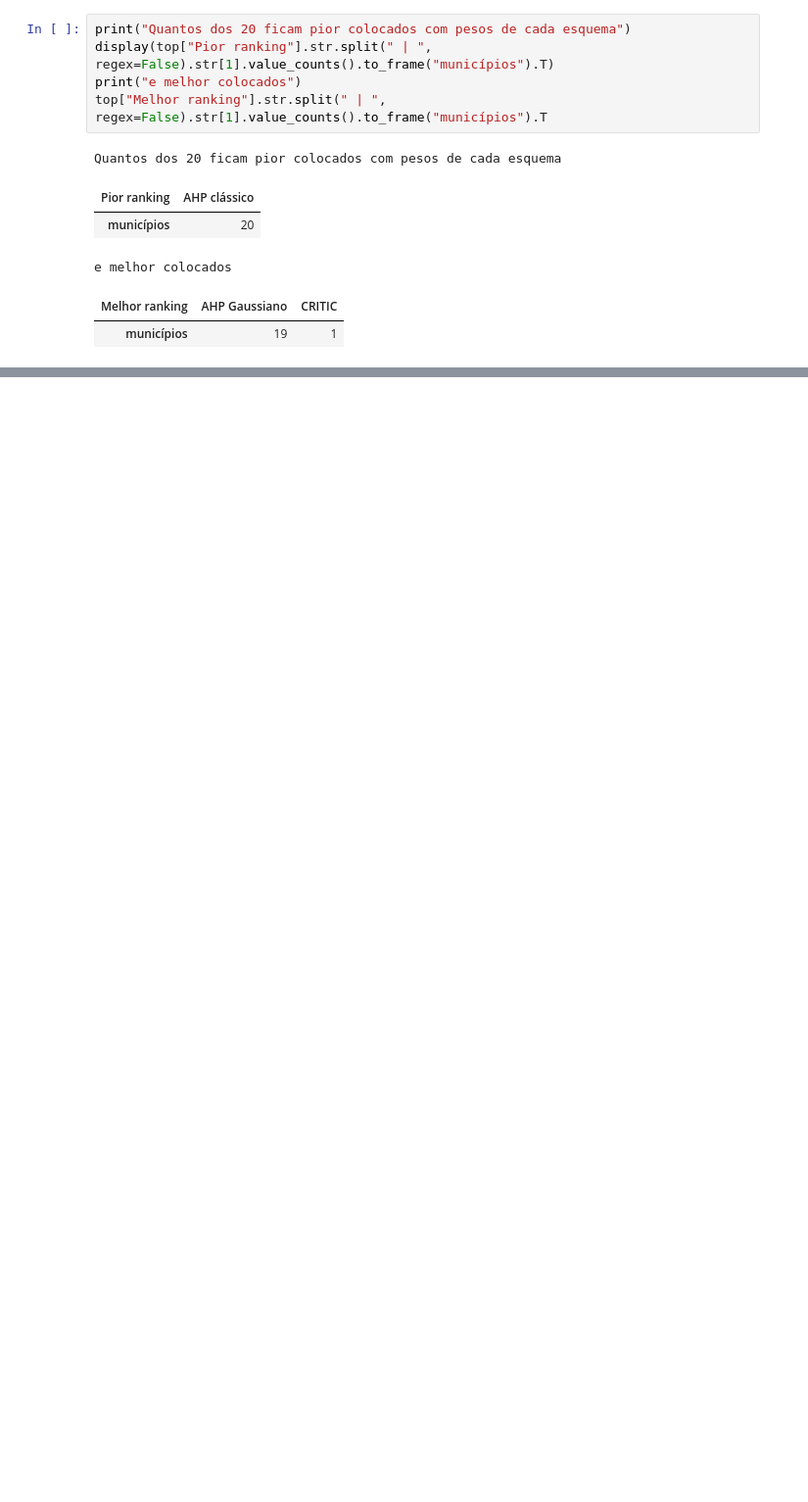
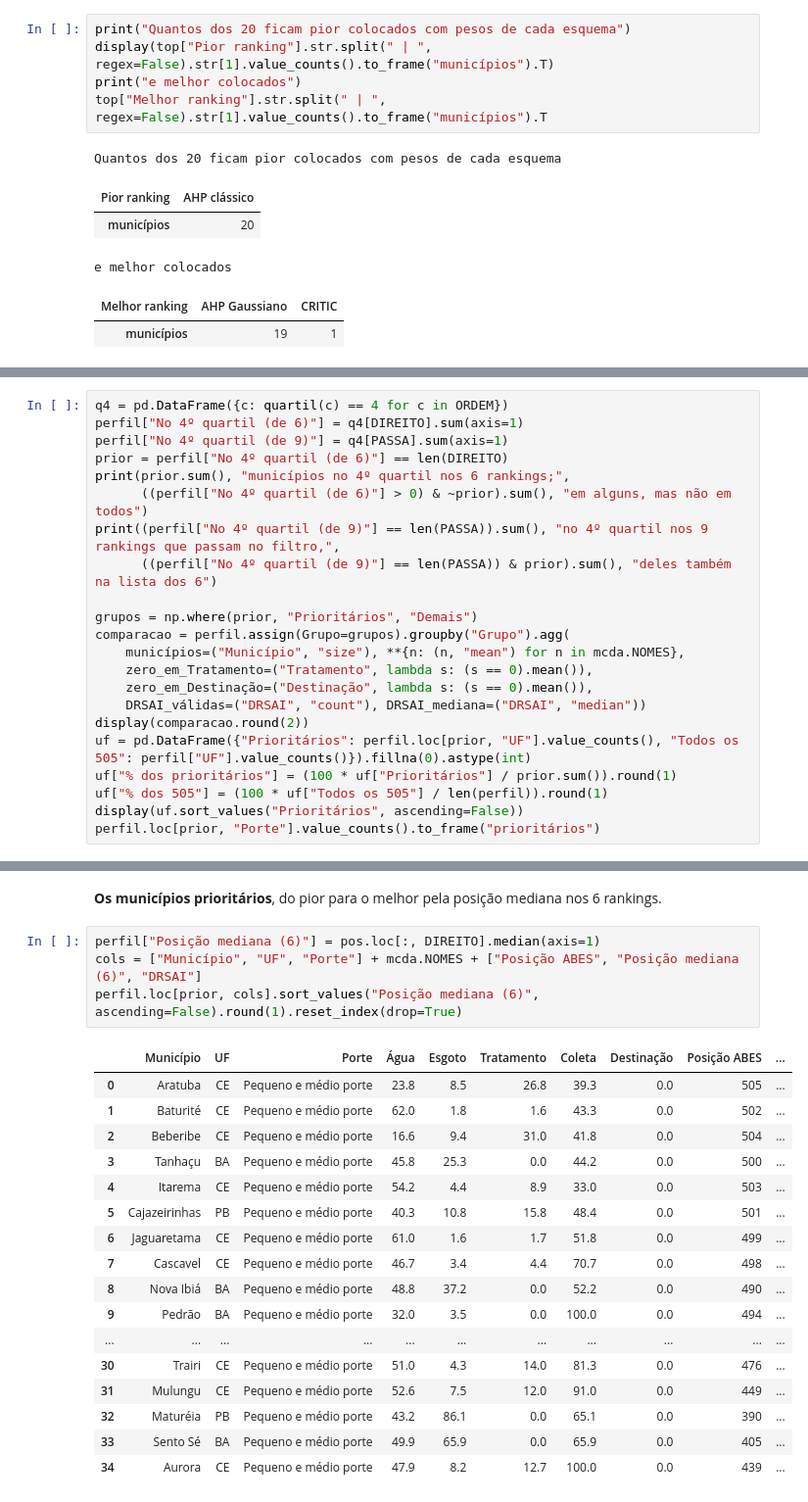
Before and after one commit to GFARIAS-71/Rankeamento-Municipios-Saneamento, a Jupyter notebook: jupyter notebooks/03_compensacao_perfil.ipynb, the cells around one changed output, grey strips where cells are left out. Shown at 98% size. Saved outputs shown, nothing was run; the diff lists cells and outputs as text; blank space fills up the shorter version.

```diff
--- a/jupyter notebooks/03_compensacao_perfil.ipynb
+++ b/jupyter notebooks/03_compensacao_perfil.ipynb
@@ -305,0 +361,22 @@ e melhor colocados
+# %%
+q4 = pd.DataFrame({c: quartil(c) == 4 for c in ORDEM})
+perfil["No 4º quartil (de 6)"] = q4[DIREITO].sum(axis=1)
+perfil["No 4º quartil (de 9)"] = q4[PASSA].sum(axis=1)
+prior = perfil["No 4º quartil (de 6)"] == len(DIREITO)
+print(prior.sum(), "municípios no 4º quartil nos 6 rankings;",
+      ((perfil["No 4º quartil (de 6)"] > 0) & ~prior).sum(), "em alguns, mas não em todos")
+print((perfil["No 4º quartil (de 9)"] == len(PASSA)).sum(), "no 4º quartil nos 9 rankings que passam no filtro,",
+      ((perfil["No 4º quartil (de 9)"] == len(PASSA)) & prior).sum(), "deles também na lista dos 6")
+
+grupos = np.where(prior, "Prioritários", "Demais")
+comparacao = perfil.assign(Grupo=grupos).groupby("Grupo").agg(
+    municípios=("Município", "size"), **{n: (n, "mean") for n in mcda.NOMES},
+    zero_em_Tratamento=("Tratamento", lambda s: (s == 0).mean()),
+    zero_em_Destinação=("Destinação", lambda s: (s == 0).mean()),
+    DRSAI_válidas=("DRSAI", "count"), DRSAI_mediana=("DRSAI", "median"))
+display(comparacao.round(2))
+uf = pd.DataFrame({"Prioritários": perfil.loc[prior, "UF"].value_counts(), "Todos os 505": perfil["UF"].value_counts()}).fillna(0).astype(int)
+uf["% dos prioritários"] = (100 * uf["Prioritários"] / prior.sum()).round(1)
+uf["% dos 505"] = (100 * uf["Todos os 505"] / len(perfil)).round(1)
+display(uf.sort_values("Prioritários", ascending=False))
+perfil.loc[prior, "Porte"].value_counts().to_frame("prioritários")
@@ -305,0 +404,24 @@ e melhor colocados
+# %% [markdown]
+**Os municípios prioritários**, do pior para o melhor pela posição mediana nos 6 rankings.
+# %%
+perfil["Posição mediana (6)"] = pos.loc[:, DIREITO].median(axis=1)
+cols = ["Município", "UF", "Porte"] + mcda.NOMES + ["Posição ABES", "Posição mediana (6)", "DRSAI"]
+perfil.loc[prior, cols].sort_values("Posição mediana (6)", ascending=False).round(1).reset_index(drop=True)
+# %% [output]
+|  | Município | UF | Porte | Água | Esgoto | Tratamento | Coleta | Destinação | Posição ABES | ... |
+| 0 | Aratuba | CE | Pequeno e médio porte | 23.8 | 8.5 | 26.8 | 39.3 | 0.0 | 505 | ... |
+| 1 | Baturité | CE | Pequeno e médio porte | 62.0 | 1.8 | 1.6 | 43.3 | 0.0 | 502 | ... |
+| 2 | Beberibe | CE | Pequeno e médio porte | 16.6 | 9.4 | 31.0 | 41.8 | 0.0 | 504 | ... |
+| 3 | Tanhaçu | BA | Pequeno e médio porte | 45.8 | 25.3 | 0.0 | 44.2 | 0.0 | 500 | ... |
+| 4 | Itarema | CE | Pequeno e médio porte | 54.2 | 4.4 | 8.9 | 33.0 | 0.0 | 503 | ... |
+| 5 | Cajazeirinhas | PB | Pequeno e médio porte | 40.3 | 10.8 | 15.8 | 48.4 | 0.0 | 501 | ... |
+| 6 | Jaguaretama | CE | Pequeno e médio porte | 61.0 | 1.6 | 1.7 | 51.8 | 0.0 | 499 | ... |
+| 7 | Cascavel | CE | Pequeno e médio porte | 46.7 | 3.4 | 4.4 | 70.7 | 0.0 | 498 | ... |
+| 8 | Nova Ibiá | BA | Pequeno e médio porte | 48.8 | 37.2 | 0.0 | 52.2 | 0.0 | 490 | ... |
+| 9 | Pedrão | BA | Pequeno e médio porte | 32.0 | 3.5 | 0.0 | 100.0 | 0.0 | 494 | ... |
+| ... | ... | ... | ... | ... | ... | ... | ... | ... | ... | ... |
+| 30 | Trairi | CE | Pequeno e médio porte | 51.0 | 4.3 | 14.0 | 81.3 | 0.0 | 476 | ... |
+| 31 | Mulungu | CE | Pequeno e médio porte | 52.6 | 7.5 | 12.0 | 91.0 | 0.0 | 449 | ... |
+| 32 | Maturéia | PB | Pequeno e médio porte | 43.2 | 86.1 | 0.0 | 65.1 | 0.0 | 390 | ... |
+| 33 | Sento Sé | BA | Pequeno e médio porte | 49.9 | 65.9 | 0.0 | 65.9 | 0.0 | 405 | ... |
+| 34 | Aurora | CE | Pequeno e médio porte | 47.9 | 8.2 | 12.7 | 100.0 | 0.0 | 439 | ... |
```
Also changed, not shown: parts of 4 cells of this notebook, 2 other files.
